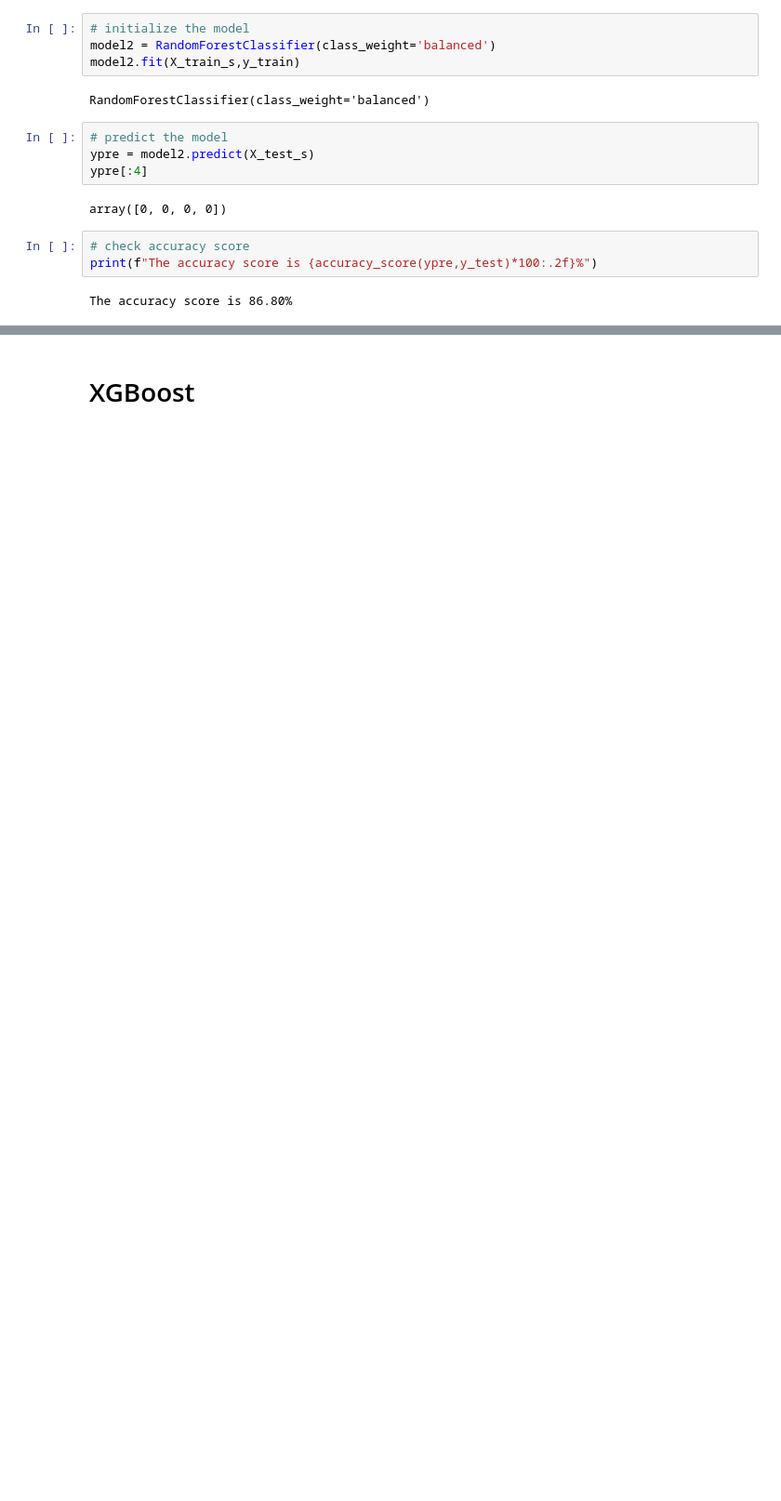
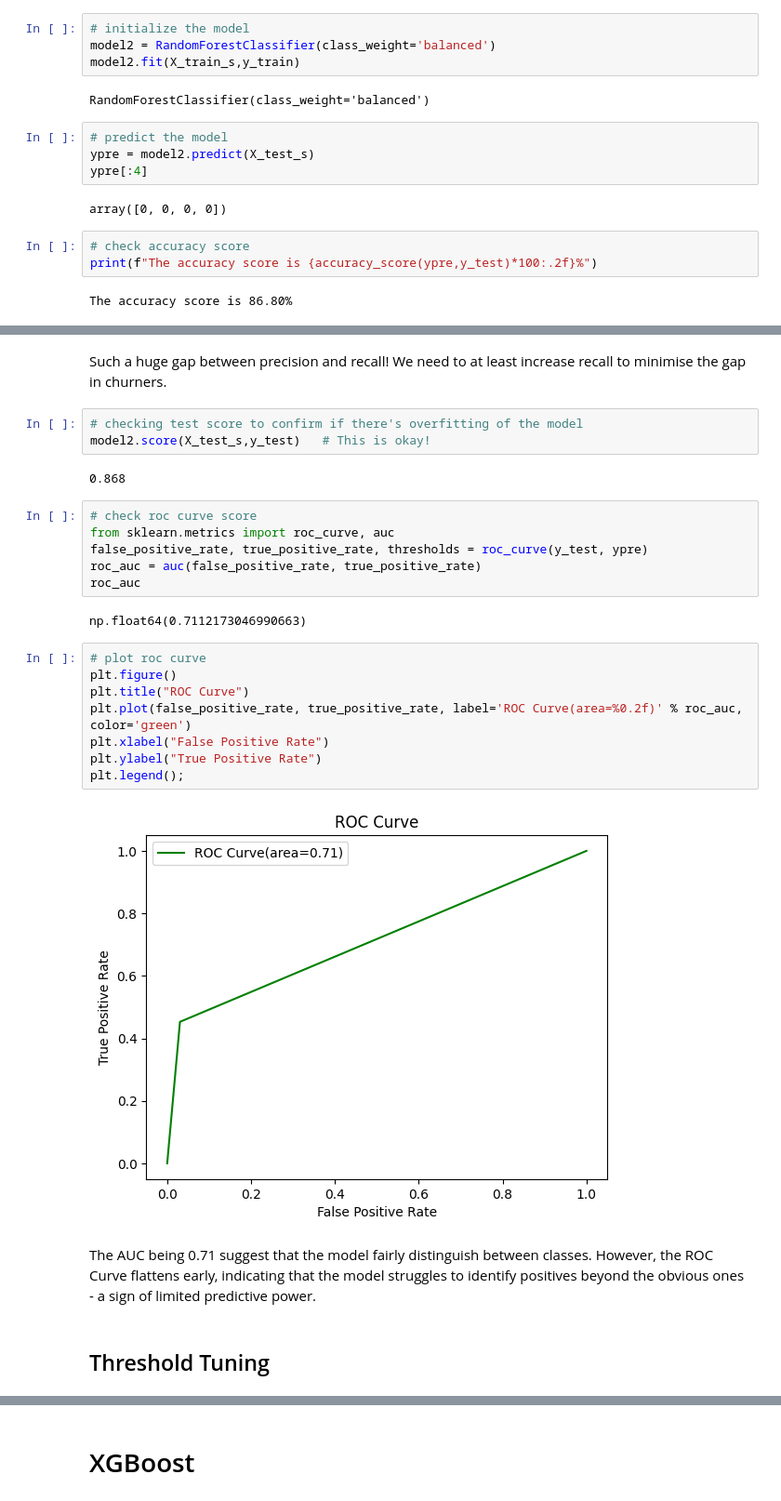
Before and after one commit to joyangelai/Customer-Churn-Prediction, a Jupyter notebook: CustomerChurnPrediction.ipynb, the cells around one changed output, grey strips where cells are left out. Shown at 93% size. Cells and saved outputs as stored; diff of their text form; blank space fills up the shorter version.

```diff
--- a/CustomerChurnPrediction.ipynb
+++ b/CustomerChurnPrediction.ipynb
@@ -565,3 +565,32 @@ print(classification_report(y_test,ypre))
     accuracy                           0.87      2000
    macro avg       0.83      0.71      0.75      2000
 weighted avg       0.86      0.87      0.85      2000
+# %% [markdown]
+Such a huge gap between precision and recall! We need to at least increase recall to minimise the gap in churners.
+# %%
+# checking test score to confirm if there's overfitting of the model
+model2.score(X_test_s,y_test)   # This is okay!
+# %% [output]
+0.868
+# %%
+# check roc curve score
+from sklearn.metrics import roc_curve, auc
+false_positive_rate, true_positive_rate, thresholds = roc_curve(y_test, ypre)
+roc_auc = auc(false_positive_rate, true_positive_rate)
+roc_auc
+# %% [output]
+np.float64(0.7112173046990663)
+# %%
+# plot roc curve
+plt.figure()
+plt.title("ROC Curve")
+plt.plot(false_positive_rate, true_positive_rate, label='ROC Curve(area=%0.2f)' % roc_auc, color='green')
+plt.xlabel("False Positive Rate")
+plt.ylabel("True Positive Rate")
+plt.legend();
+# %% [output]
+[figure, added]
+# %% [markdown]
+The AUC being 0.71 suggest that the model fairly distinguish between classes. However, the ROC Curve flattens early, indicating that the model struggles to identify positives beyond the obvious ones - a sign of limited predictive power.
+# %% [markdown]
+## Threshold Tuning
```
Also changed, not shown: parts of 19 cells of this notebook.
